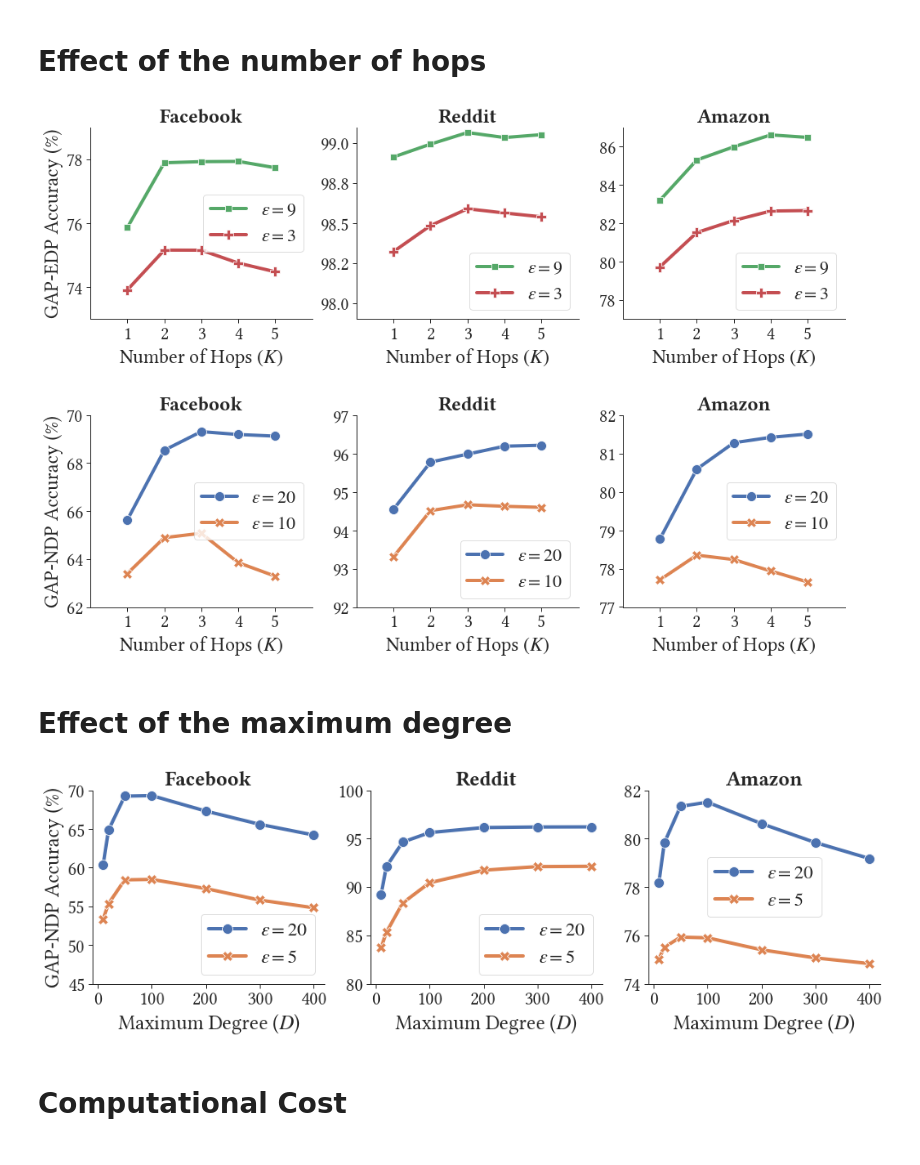
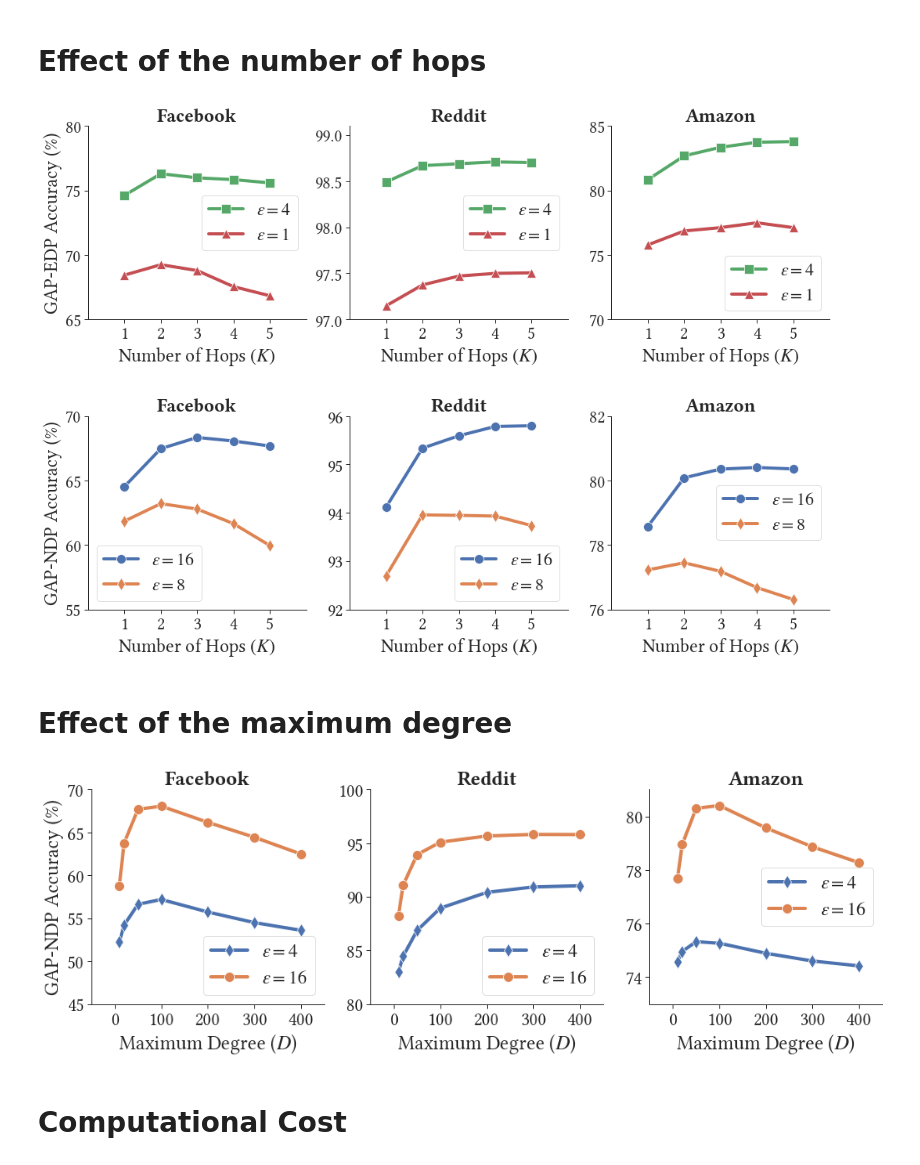
Before and after one commit to sisaman/GAP, a Jupyter notebook: results.ipynb, the cells around one changed output. Cells and saved outputs as stored; diff of their text form; code cells hidden in the pictures.

```diff
--- a/results.ipynb
+++ b/results.ipynb
@@ -41,7 +48,7 @@ api = wandb.Api()
 runs = api.runs(f"{wandb_user}/{wandb_project}", per_page=2000)
 
 data_list = []
-for run in track(runs):
+for run in tqdm(runs):
     data = {}
     data.update(run.summary._json_dict)
     data.update(run.config)
@@ -370,8 +303,8 @@ g.savefig('figs/encoder.pdf')
 cols = ['method', 'dataset', 'epsilon', 'hops', 'val/acc_mean', 'test/acc_mean']
 methods = ['GAP-EDP', 'GAP-NDP']
 datasets = ['facebook', 'reddit', 'amazon']
-epsilons_edp = [3,9]
-epsilons_ndp = [10,20]
+epsilons_edp = [1,4]
+epsilons_ndp = [8,16]
 
 # filter data
 df = pd.DataFrame(data_list)
@@ -390,14 +323,15 @@ df = df.loc[idx]
 df = df.sort_values(by='epsilon', ascending=False)
 epsilons = list(map(str, epsilons))
 df['epsilon'] = df['epsilon'].astype(int).astype(str)
+df['style'] = df['method'].str.cat(df['epsilon'], sep='-')
 
-g = sns.relplot(kind='line', data=df, hue='epsilon', y='test/acc_mean', x='hops', col='dataset', row='method', aspect=1.2,
-                col_order=datasets, row_order=methods, markers=True, dashes=False, style='epsilon', legend=False,
+g = sns.relplot(kind='line', data=df, hue='style', y='test/acc_mean', x='hops', col='dataset', row='method', aspect=1.2,
+                col_order=datasets, row_order=methods, markers=['o', 'd', 's', '^'], dashes=False, style='style', legend=False,
                 facet_kws={'sharey': False, 'sharex': False})
 
 legend_loc = {
-    ('GAP-EDP', 'reddit'): 'lower right',
-    ('GAP-NDP', 'facebook'): 'right',
+    ('GAP-EDP', 'amazon'): 'lower right',
+    # ('GAP-NDP', 'facebook'): 'right',
 }
 
 g.set(xlabel='Number of Hops $(K)$', xlim=(0,6), xticks=range(1,6))
@@ -410,12 +344,12 @@ for method, axes in zip(methods, g.axes):
         )
         ax.set_ylabel(f'{method} Accuracy (%)' if dataset == datasets[0] else None)
 
-g.axes[0][0].set(ylim=(73,79))
-g.axes[0][1].set(ylim=(97.9,99.1)); g.axes[0][1].yaxis.set_major_formatter(FormatStrFormatter('%.1f'))
-g.axes[0][2].set_ylim(77,87)
-g.axes[1][0].set_ylim(62,70)
-g.axes[1][1].set(ylim=(92,97))
-g.axes[1][2].set_ylim(77,82)
+g.axes[0][0].set(ylim=(65,80))
+g.axes[0][1].set(ylim=(97,99.1)); # g.axes[0][1].yaxis.set_major_formatter(FormatStrFormatter('%.1f'))
+g.axes[0][2].set_ylim(70,85)
+g.axes[1][0].set_ylim(55,70)
+g.axes[1][1].set(ylim=(92,96))
+g.axes[1][2].set_ylim(76,82)
 
 
 g.fig.subplots_adjust(hspace=0.5, wspace=0.2)
@@ -423,14 +357,14 @@ g.fig.set_figwidth(14)
 g.savefig('figs/hops.pdf')
 # df
 # %% [output]
-[figure, old version]
+[figure, new version]
 # %% [markdown]
 # Effect of the maximum degree
 # %%
 cols = ['method', 'dataset', 'epsilon', 'max_degree', 'val/acc_mean', 'test/acc_mean']
 methods = ['GAP-NDP']
 datasets = ['facebook', 'reddit', 'amazon']
-epsilons = [20,5]
+epsilons = [4,16]
 
 # filter data
 df = pd.DataFrame(data_list)
@@ -438,37 +372,37 @@ df = df.filter(items=cols)
 df = df[df['method'].isin(methods)]
 df = df[df['dataset'].isin(datasets)]
 df = df[df['epsilon'].isin(epsilons)]
 
 # select best models based on valication accuracy
 idx = df.groupby(['method', 'dataset', 'epsilon', 'max_degree'])['val/acc_mean'].idxmax().values
 df = df.loc[idx]
 
 df = df.sort_values(by='epsilon', ascending=False)
 epsilons = list(map(str, epsilons))
 df['epsilon'] = df['epsilon'].astype(int).astype(str)
 
 g = sns.relplot(kind='line', data=df, x='max_degree', y='test/acc_mean', hue='epsilon',
                 col='dataset', aspect=1.2,
                 col_order=datasets,
                 hue_order=epsilons,
-                markers=True, dashes=False, style='epsilon', legend=False,
+                markers=['o', 'd'], dashes=False, style='epsilon', legend=False,
                 facet_kws={'sharey': False, 'sharex': False})
 
-g.set(xlabel='Maximum Degree ($D$)', ylabel=None)
+g.set(xlabel='Maximum Degree ($D$)', ylabel=None, xlim=(-50,450))
 for dataset, ax in zip(datasets, g.axes[0]):
     ax.set_title(label=dataset.capitalize(), fontdict={'fontweight': 'bold'}, )
     ax.set_xticks(range(0,450,100))
     ax.legend(labels=[f"$\epsilon={eps}$" for eps in epsilons], ncol=1,)
 
 g.axes[0][0].set(ylim=(45,70), ylabel='GAP-NDP Accuracy (%)')
 g.axes[0][1].set_ylim(80,100)
-g.axes[0][2].set_ylim(74,82)
+g.axes[0][2].set_ylim(73,81)
 
 g.fig.subplots_adjust(hspace=0.5, wspace=0.2)
 g.fig.set_figwidth(14)
 g.savefig('figs/degree.pdf')
 # %% [output]
-[figure, old version]
+[figure, new version]
 # %% [markdown]
 # Computational Cost
 # %%
```
Also changed, not shown: parts of 17 cells of this notebook.
